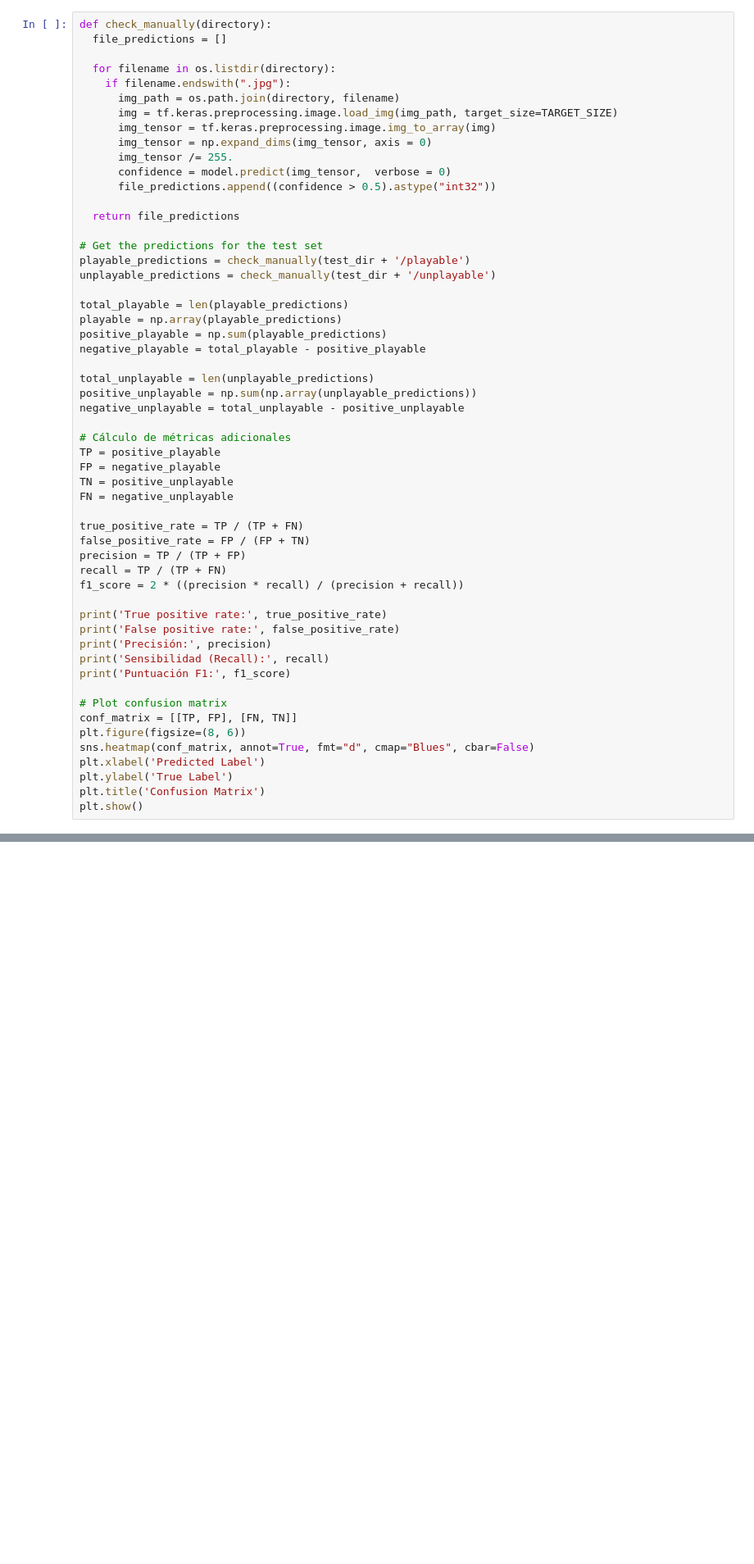
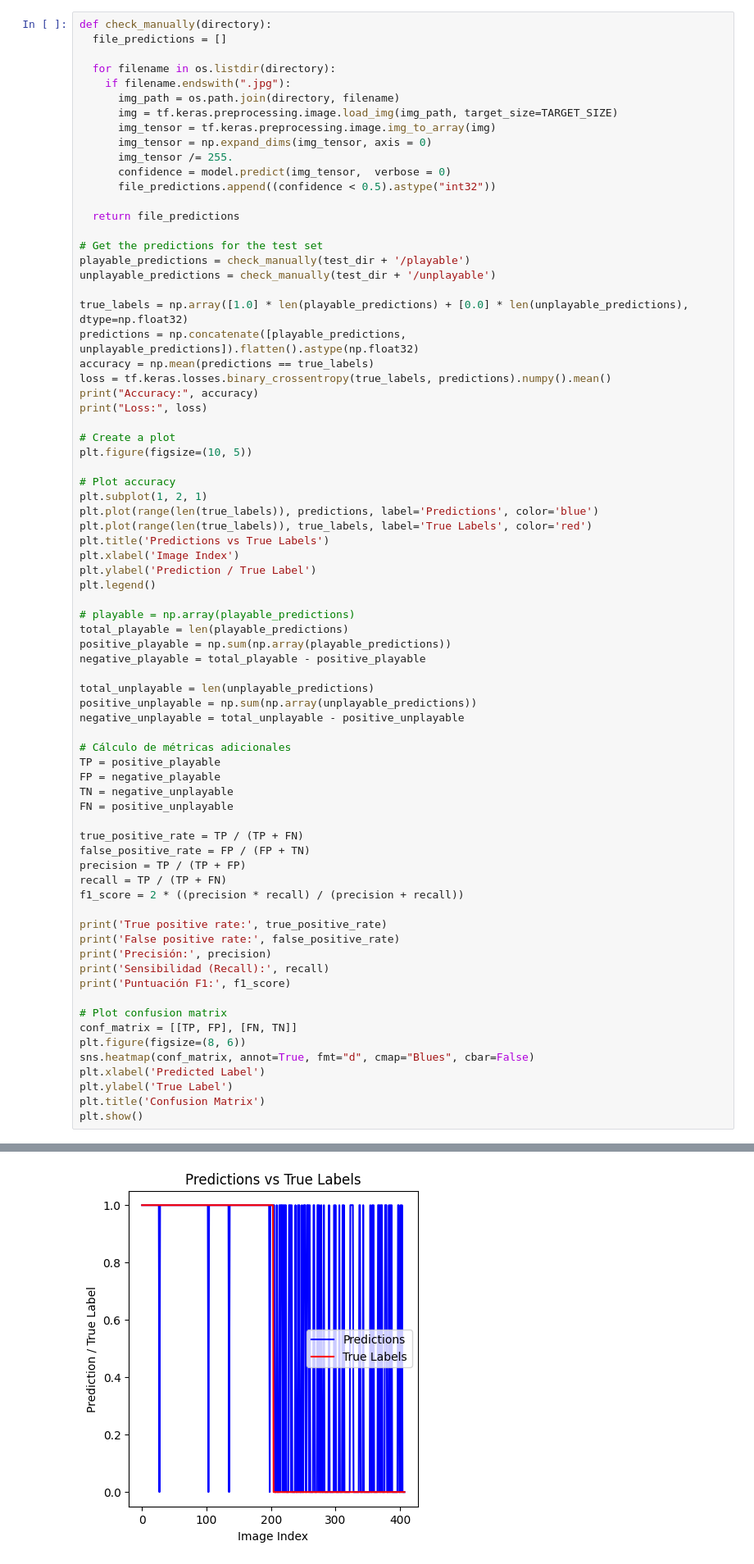
Before and after one commit to pau-cardoso/aplicaciones-avanzadas, a Jupyter notebook: model.ipynb, the cells around one changed output, grey strips where cells are left out. Shown at 82% size. Cells and saved outputs as stored; diff of their text form; blank space fills up the shorter version.

```diff
--- a/model.ipynb
+++ b/model.ipynb
@@ -228,7 +237,7 @@ def check_manually(directory):
       img_tensor = np.expand_dims(img_tensor, axis = 0)
       img_tensor /= 255.
       confidence = model.predict(img_tensor,  verbose = 0)
-      file_predictions.append((confidence > 0.5).astype("int32"))
+      file_predictions.append((confidence < 0.5).astype("int32"))
 
   return file_predictions
 
@@ -236,9 +245,28 @@ def check_manually(directory):
 playable_predictions = check_manually(test_dir + '/playable')
 unplayable_predictions = check_manually(test_dir + '/unplayable')
 
+true_labels = np.array([1.0] * len(playable_predictions) + [0.0] * len(unplayable_predictions), dtype=np.float32)
+predictions = np.concatenate([playable_predictions, unplayable_predictions]).flatten().astype(np.float32)
+accuracy = np.mean(predictions == true_labels)
+loss = tf.keras.losses.binary_crossentropy(true_labels, predictions).numpy().mean()
+print("Accuracy:", accuracy)
+print("Loss:", loss)
+
+# Create a plot
+plt.figure(figsize=(10, 5))
+
+# Plot accuracy
+plt.subplot(1, 2, 1)
+plt.plot(range(len(true_labels)), predictions, label='Predictions', color='blue')
+plt.plot(range(len(true_labels)), true_labels, label='True Labels', color='red')
+plt.title('Predictions vs True Labels')
+plt.xlabel('Image Index')
+plt.ylabel('Prediction / True Label')
+plt.legend()
+
+# playable = np.array(playable_predictions)
 total_playable = len(playable_predictions)
-playable = np.array(playable_predictions)
-positive_playable = np.sum(playable_predictions)
+positive_playable = np.sum(np.array(playable_predictions))
 negative_playable = total_playable - positive_playable
 
 total_unplayable = len(unplayable_predictions)
@@ -248,8 +276,8 @@ negative_unplayable = total_unplayable - positive_unplayable
 # Cálculo de métricas adicionales
 TP = positive_playable
 FP = negative_playable
-TN = positive_unplayable
-FN = negative_unplayable
+TN = negative_unplayable
+FN = positive_unplayable
 
 true_positive_rate = TP / (TP + FN)
 false_positive_rate = FP / (FP + TN)
@@ -275,0 +310 @@ ValueError: Unrecognized data type: x=<keras.src.legacy.preprocessing.image.Imag
+[figure, added]
```
Also changed, not shown: parts of 6 cells of this notebook, 2 other files.
